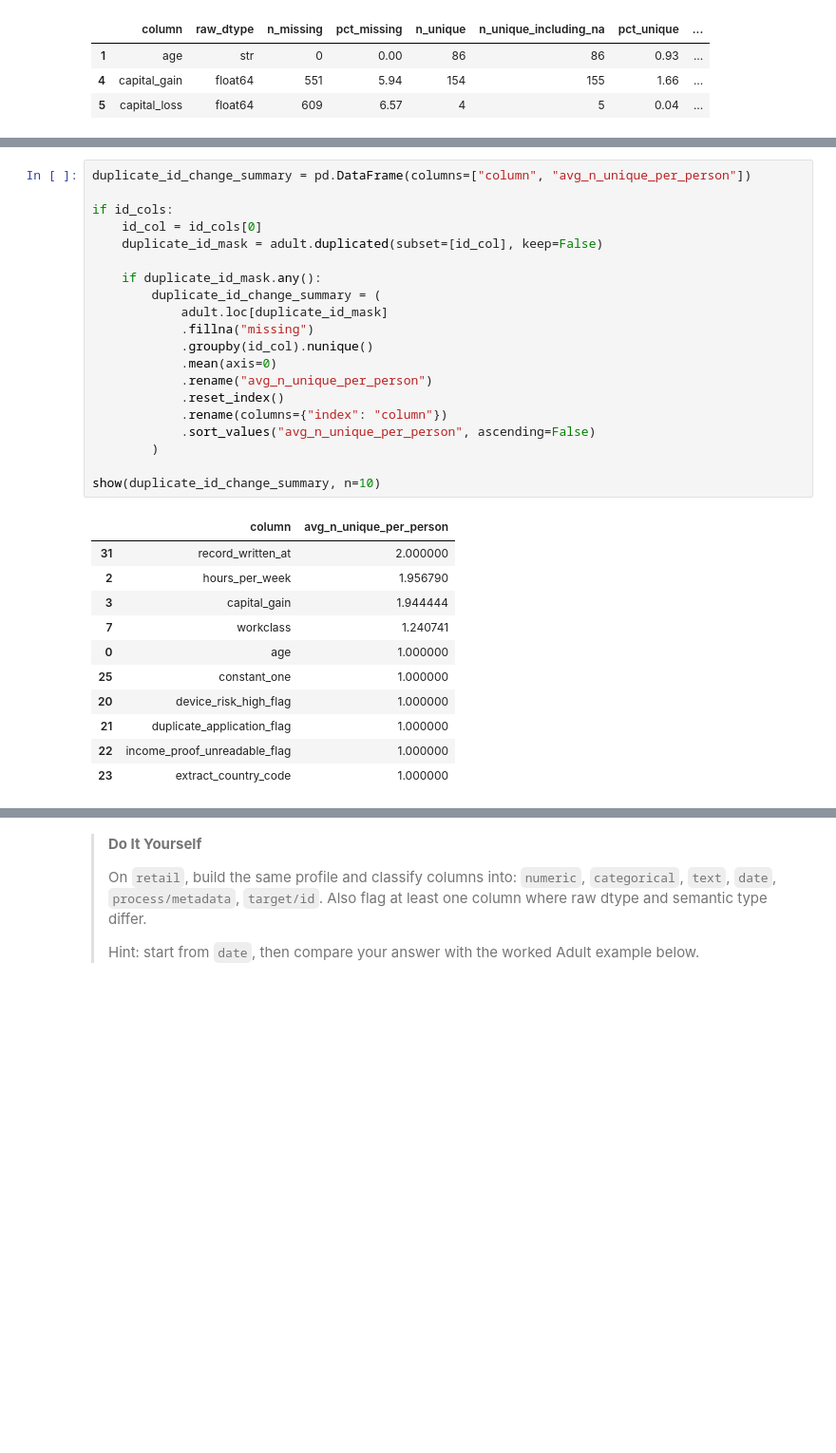
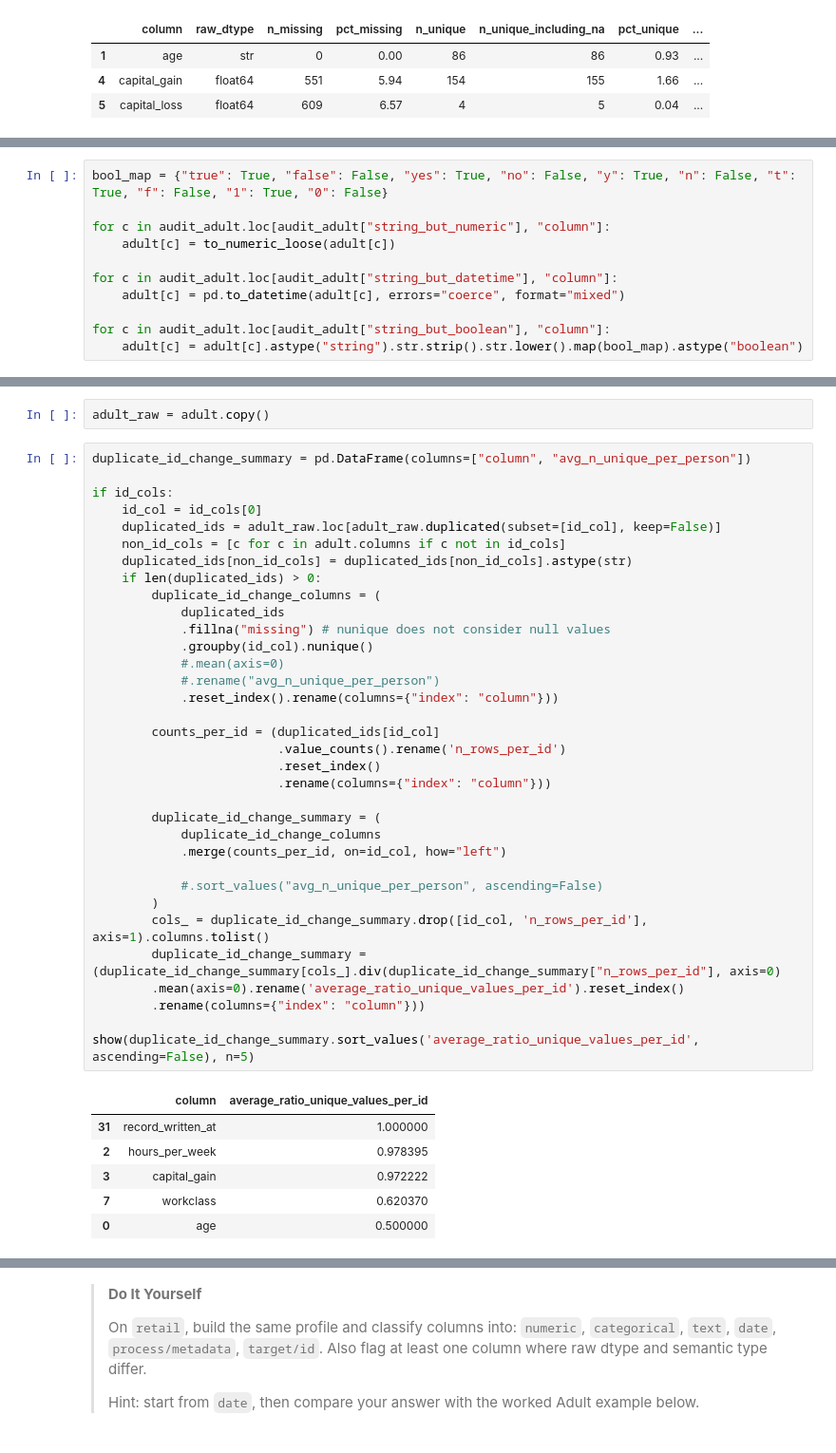
Before and after one commit to CardoAI/ml_industry_course, a Jupyter notebook: day1/datapreprocessing_featureengineering.ipynb, the cells around one changed output, grey strips where cells are left out. Shown at 95% size. Cells and saved outputs as stored; diff of their text form; blank space fills up the shorter version.

```diff
--- a/day1/datapreprocessing_featureengineering.ipynb
+++ b/day1/datapreprocessing_featureengineering.ipynb
@@ -261,0 +283,11 @@ For some columns we might not know whether to keep them or not. Columns like `re
+# %%
+bool_map = {"true": True, "false": False, "yes": True, "no": False, "y": True, "n": False, "t": True, "f": False, "1": True, "0": False}
+
+for c in audit_adult.loc[audit_adult["string_but_numeric"], "column"]:
+    adult[c] = to_numeric_loose(adult[c])
+
+for c in audit_adult.loc[audit_adult["string_but_datetime"], "column"]:
+    adult[c] = pd.to_datetime(adult[c], errors="coerce", format="mixed")
+
+for c in audit_adult.loc[audit_adult["string_but_boolean"], "column"]:
+    adult[c] = adult[c].astype("string").str.strip().str.lower().map(bool_map).astype("boolean")
@@ -272,32 +312,43 @@ Dropped exact duplicate rows: 109
+# %%
+adult_raw = adult.copy()
 # %%
 duplicate_id_change_summary = pd.DataFrame(columns=["column", "avg_n_unique_per_person"])
 
 if id_cols:
     id_col = id_cols[0]
-    duplicate_id_mask = adult.duplicated(subset=[id_col], keep=False)
+    duplicated_ids = adult_raw.loc[adult_raw.duplicated(subset=[id_col], keep=False)]
+    non_id_cols = [c for c in adult.columns if c not in id_cols]
+    duplicated_ids[non_id_cols] = duplicated_ids[non_id_cols].astype(str)
+    if len(duplicated_ids) > 0:
+        duplicate_id_change_columns = (
+            duplicated_ids
+            .fillna("missing") # nunique does not consider null values
+            .groupby(id_col).nunique()
+            #.mean(axis=0)
+            #.rename("avg_n_unique_per_person")
+            .reset_index().rename(columns={"index": "column"}))
 
-    if duplicate_id_mask.any():
+        counts_per_id = (duplicated_ids[id_col]
+                         .value_counts().rename('n_rows_per_id')
+                         .reset_index()
+                         .rename(columns={"index": "column"}))
+
         duplicate_id_change_summary = (
-            adult.loc[duplicate_id_mask]
-            .fillna("missing")
-            .groupby(id_col).nunique()
-            .mean(axis=0)
-            .rename("avg_n_unique_per_person")
-            .reset_index()
-            .rename(columns={"index": "column"})
-            .sort_values("avg_n_unique_per_person", ascending=False)
+            duplicate_id_change_columns
+            .merge(counts_per_id, on=id_col, how="left")
+
+            #.sort_values("avg_n_unique_per_person", ascending=False)
         )
+        cols_ = duplicate_id_change_summary.drop([id_col, 'n_rows_per_id'], axis=1).columns.tolist()
+        duplicate_id_change_summary = (duplicate_id_change_summary[cols_].div(duplicate_id_change_summary["n_rows_per_id"], axis=0)
+        .mean(axis=0).rename('average_ratio_unique_values_per_id').reset_index()
+        .rename(columns={"index": "column"}))
 
-show(duplicate_id_change_summary, n=10)
+show(duplicate_id_change_summary.sort_values('average_ratio_unique_values_per_id', ascending=False), n=5)
 # %% [output]
-|  | column | avg_n_unique_per_person |
-| 31 | record_written_at | 2.000000 |
-| 2 | hours_per_week | 1.956790 |
-| 3 | capital_gain | 1.944444 |
-| 7 | workclass | 1.240741 |
-| 0 | age | 1.000000 |
-| 25 | constant_one | 1.000000 |
-| 20 | device_risk_high_flag | 1.000000 |
-| 21 | duplicate_application_flag | 1.000000 |
-| 22 | income_proof_unreadable_flag | 1.000000 |
-| 23 | extract_country_code | 1.000000 |
+|  | column | average_ratio_unique_values_per_id |
+| 31 | record_written_at | 1.000000 |
+| 2 | hours_per_week | 0.978395 |
+| 3 | capital_gain | 0.972222 |
+| 7 | workclass | 0.620370 |
+| 0 | age | 0.500000 |
```
Also changed, not shown: parts of 64 cells of this notebook, 1 other file.
